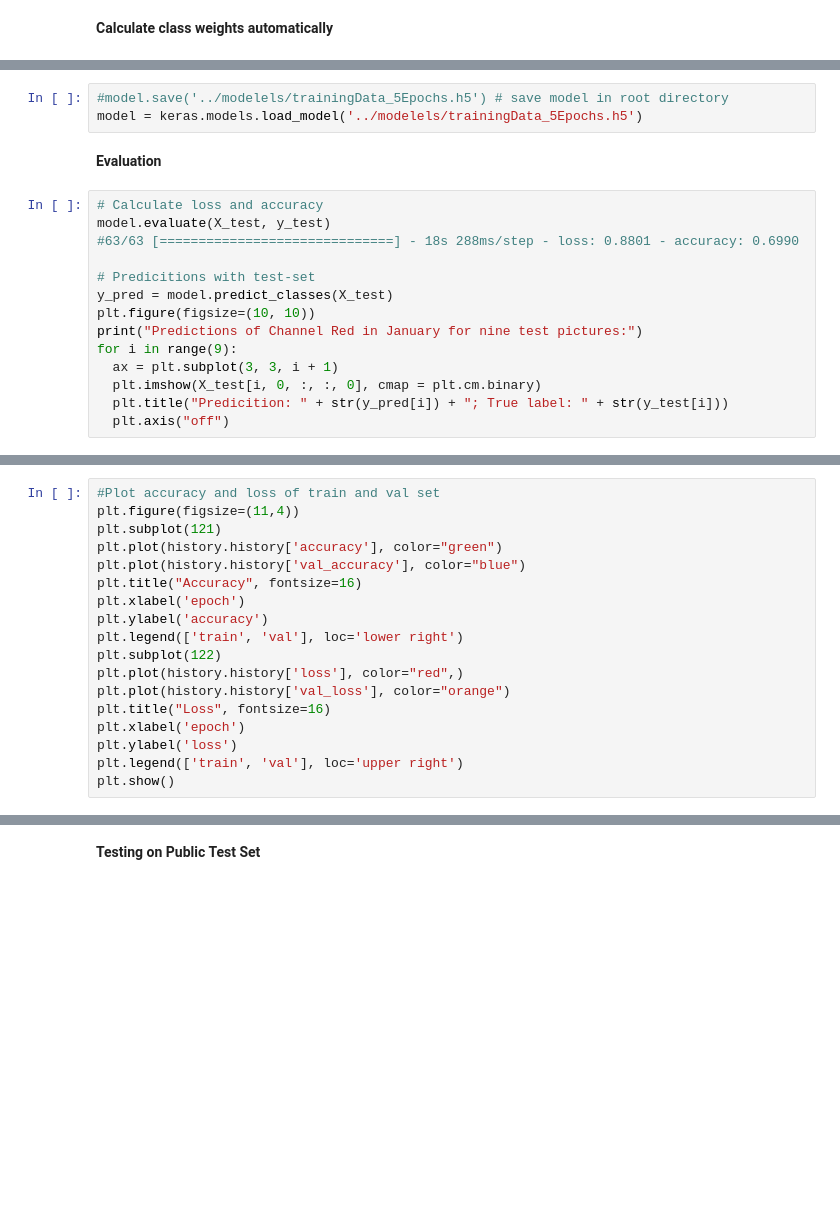
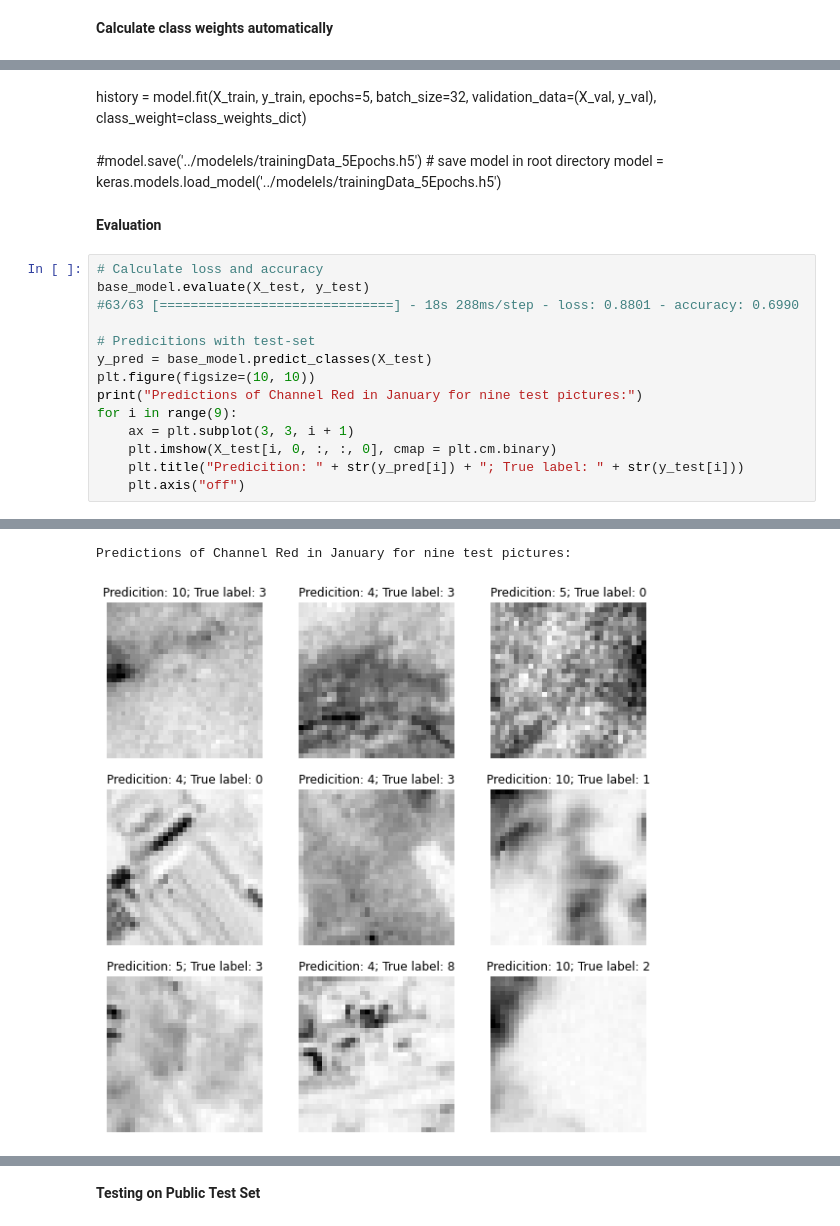
Before and after one commit to lgiesen/Land-Usage-and-Land-Coverage, a Jupyter notebook: Case_Study_Code.ipynb, the cells around one changed output, grey strips where cells are left out. Cells and saved outputs as stored; diff of their text form; blank space fills up the shorter version.

```diff
--- a/Case_Study_Code.ipynb
+++ b/Case_Study_Code.ipynb
@@ -243,19 +246,24 @@ Epoch 5/5
-# %%
-#model.save('../modelels/trainingData_5Epochs.h5') # save model in root directory
-model = keras.models.load_model('../modelels/trainingData_5Epochs.h5')
+# %% [markdown]
+history = model.fit(X_train, y_train, epochs=5, batch_size=32,
+                    validation_data=(X_val, y_val),
+                    class_weight=class_weights_dict)
+# %% [markdown]
+#model.save('../modelels/trainingData_5Epochs.h5') # save model in root directory
+model = keras.models.load_model('../modelels/trainingData_5Epochs.h5')
 # %% [markdown]
 **Evaluation**
 # %%
 # Calculate loss and accuracy
-model.evaluate(X_test, y_test)
+base_model.evaluate(X_test, y_test)
 #63/63 [==============================] - 18s 288ms/step - loss: 0.8801 - accuracy: 0.6990
 
 # Predicitions with test-set
-y_pred = model.predict_classes(X_test)
+y_pred = base_model.predict_classes(X_test)
 plt.figure(figsize=(10, 10))
 print("Predictions of Channel Red in January for nine test pictures:")
 for i in range(9):
-  ax = plt.subplot(3, 3, i + 1)
-  plt.imshow(X_test[i, 0, :, :, 0], cmap = plt.cm.binary)
-  plt.title("Predicition: " + str(y_pred[i]) + "; True label: " + str(y_test[i]))
-  plt.axis("off")
+    ax = plt.subplot(3, 3, i + 1)
+    plt.imshow(X_test[i, 0, :, :, 0], cmap = plt.cm.binary)
+    plt.title("Predicition: " + str(y_pred[i]) + "; True label: " + str(y_test[i]))
+    plt.axis("off")
+# %% [output]
@@ -262,18 +271,2 @@ for i in range(9):
+Predictions of Channel Red in January for nine test pictures:
+[figure, added]
-# %%
-#Plot accuracy and loss of train and val set
-plt.figure(figsize=(11,4))
-plt.subplot(121)
-plt.plot(history.history['accuracy'], color="green")
-plt.plot(history.history['val_accuracy'], color="blue")
-plt.title("Accuracy", fontsize=16)
-plt.xlabel('epoch')
-plt.ylabel('accuracy')
-plt.legend(['train', 'val'], loc='lower right')
-plt.subplot(122)
-plt.plot(history.history['loss'], color="red",)
-plt.plot(history.history['val_loss'], color="orange")
-plt.title("Loss", fontsize=16)
-plt.xlabel('epoch')
-plt.ylabel('loss')
-plt.legend(['train', 'val'], loc='upper right')
-plt.show()
```
Also changed, not shown: parts of 15 cells of this notebook.
